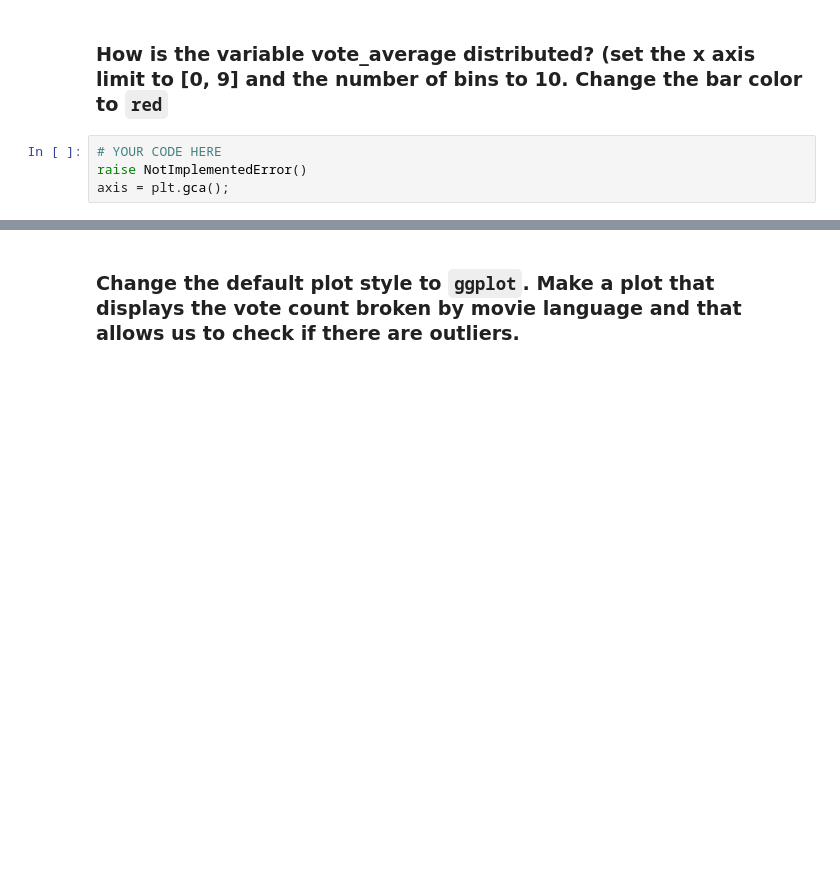
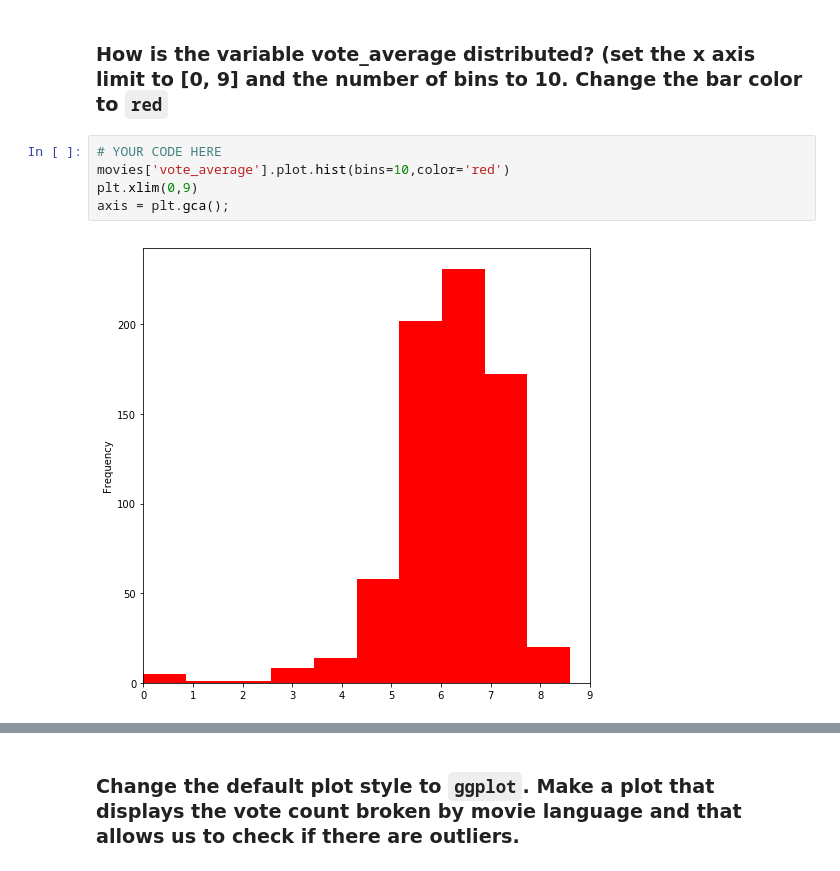
Before and after one commit to veiguinha/batch3-workspace, a Jupyter notebook: S01 - Bootcamp and Binary Classification/SLU03 - Visualization with Pandas and Matplotlib/Exercise notebook.ipynb, the cells around one changed output, grey strips where cells are left out. Drawn from its saved outputs; the diff is of its cells as text; blank space fills up the shorter version.

```diff
--- a/S01 - Bootcamp and Binary Classification/SLU03 - Visualization with Pandas and Matplotlib/Exercise notebook.ipynb
+++ b/S01 - Bootcamp and Binary Classification/SLU03 - Visualization with Pandas and Matplotlib/Exercise notebook.ipynb
@@ -192,8 +210,11 @@ Success!
 ### How is the variable vote_average distributed? (set the x axis limit to [0, 9] and the number of bins to 10. Change the bar color to `red`
 # %%
 # YOUR CODE HERE
-raise NotImplementedError()
+movies['vote_average'].plot.hist(bins=10,color='red')
+plt.xlim(0,9)
 axis = plt.gca();
+# %% [output]
+[figure, added]
 # %%
 pc = PlotChecker(axis)
 pc._patches = np.array(pc.axis.patches)
```
Also changed, not shown: parts of 4 cells of this notebook.
